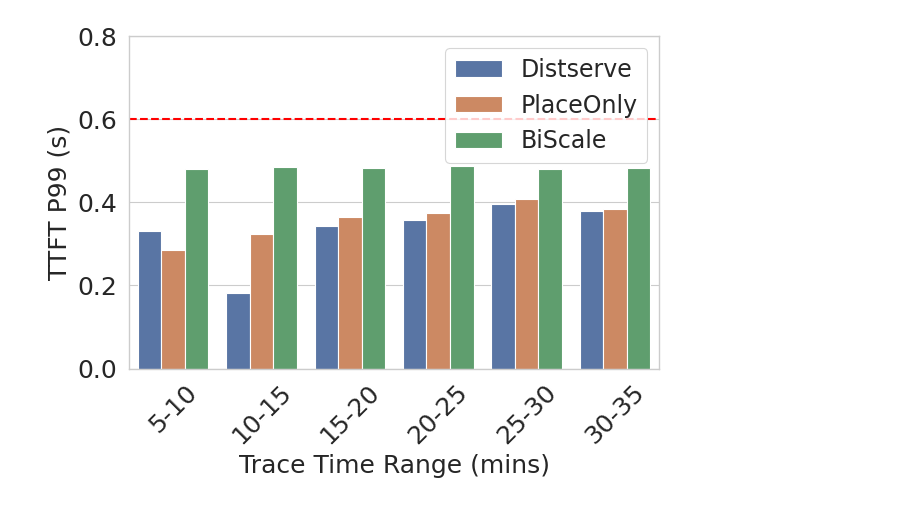
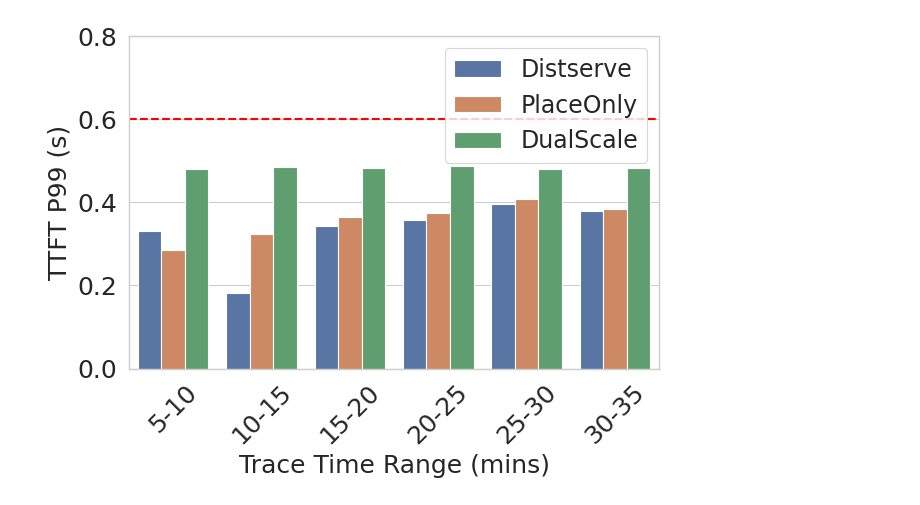
Before and after one commit to Louis-99/vllm-fork, a Jupyter notebook: additional_stuff/arxivx_evals/ttft.ipynb, the cells around one changed output. Saved outputs shown, nothing was run; the diff lists cells and outputs as text; code cells hidden in the pictures.

```diff
--- a/additional_stuff/arxivx_evals/ttft.ipynb
+++ b/additional_stuff/arxivx_evals/ttft.ipynb
@@ -177,18 +177,18 @@ rename_mapping = {
     'OURS_R5_JAN3_OLD_P90_3': 'PlaceOnly 40',
     'OURS_R5_JAN3_OLD_P90_2': 'PlaceOnly 25',
     'OURS_R5_JAN3_OLD_P90_1': 'PlaceOnly 10',
-    'OURS_R5_JAN3_OLD_P90_6_DVFS': 'BiScale 85',
-    'OURS_R5_JAN3_OLD_P90_5_DVFS': 'BiScale 70',
-    'OURS_R5_JAN3_OLD_P90_4_DVFS': 'BiScale 55',
-    'OURS_R5_JAN3_OLD_P90_3_DVFS': 'BiScale 40',
-    'OURS_R5_JAN3_OLD_P90_2_DVFS': 'BiScale 25',
-    'OURS_R5_JAN3_OLD_P90_1_DVFS': 'BiScale 10',
-    'OURS_R5_JAN3_OLD_P90_1_DVFS_W': 'BiScale 10',
-    'OURS_R5_JAN3_OLD_P90_2_DVFS_W': 'BiScale 25',
-    'OURS_R5_JAN3_OLD_P90_3_DVFS_W': 'BiScale 40',
-    'OURS_R5_JAN3_OLD_P90_4_DVFS_W': 'BiScale 55',
-    'OURS_R5_JAN3_OLD_P90_5_DVFS_W': 'BiScale 70',
-    'OURS_R5_JAN3_OLD_P90_6_DVFS_W': 'BiScale 85',
+    'OURS_R5_JAN3_OLD_P90_6_DVFS': 'DualScale 85',
+    'OURS_R5_JAN3_OLD_P90_5_DVFS': 'DualScale 70',
+    'OURS_R5_JAN3_OLD_P90_4_DVFS': 'DualScale 55',
+    'OURS_R5_JAN3_OLD_P90_3_DVFS': 'DualScale 40',
+    'OURS_R5_JAN3_OLD_P90_2_DVFS': 'DualScale 25',
+    'OURS_R5_JAN3_OLD_P90_1_DVFS': 'DualScale 10',
+    'OURS_R5_JAN3_OLD_P90_1_DVFS_W': 'DualScale 10',
+    'OURS_R5_JAN3_OLD_P90_2_DVFS_W': 'DualScale 25',
+    'OURS_R5_JAN3_OLD_P90_3_DVFS_W': 'DualScale 40',
+    'OURS_R5_JAN3_OLD_P90_4_DVFS_W': 'DualScale 55',
+    'OURS_R5_JAN3_OLD_P90_5_DVFS_W': 'DualScale 70',
+    'OURS_R5_JAN3_OLD_P90_6_DVFS_W': 'DualScale 85',
 }
 
 df_results = df_results[~df_results['expr_dir'].isin([
@@ -210,32 +210,32 @@ df_results = df_results.sort_values('sort_key')
 # Extract RPS and name from expr_dir
 df_results['rps'] = df_results['expr_dir'].str.extract('(\d+)$')[0].astype(int)
 df_results['name'] = df_results['expr_dir'].str.replace('\s+\d+$', '', regex=True)
 # Set the order of the categories
-df_results['name'] = pd.Categorical(df_results['name'], categories=['Distserve', 'PlaceOnly', 'BiScale'], ordered=True)
+df_results['name'] = pd.Categorical(df_results['name'], categories=['Distserve', 'PlaceOnly', 'DualScale'], ordered=True)
 df_results = df_results.sort_values(['rps', 'name'])
 
 sns.set_theme(context="paper", style="whitegrid")
 plt.figure(constrained_layout=True)
 ax = sns.barplot(
     x="rps",
     y="ttft_p99",
     hue="name",
     data=df_results,
     dodge=True
 )
 ax.axhline(y=0.6, color='red', linestyle='--', linewidth=1.5)
 # Customize the plot
 ax.set_xlabel('Trace Time Range (mins)', fontsize=18)
 ax.set_ylabel('TTFT P99 (s)', fontsize=18)
 ax.set_ylim(0, 0.8)
 ax.legend(title='', fontsize=18)
 ax.set_xticks([0, 1, 2, 3, 4, 5])
 ax.set_xticklabels(['5-10', '10-15', '15-20', '20-25', '25-30', '30-35'], fontsize=18, rotation=45, ha='center')
 ax.set_yticks([0.0, 0.2, 0.4, 0.6, 0.8])
 ax.set_yticklabels(['0.0', '0.2', '0.4', '0.6', '0.8'], fontsize=18)
 ax.legend(fontsize=17)
 
 plt.tight_layout()
 plt.savefig("figs/plot_8.1b_ttft_67p.pdf", format="pdf")
 # %% [output]
-[figure, old version]
+[figure, new version]
```
Also changed, not shown: parts of 2 cells of this notebook, 7 other files.
